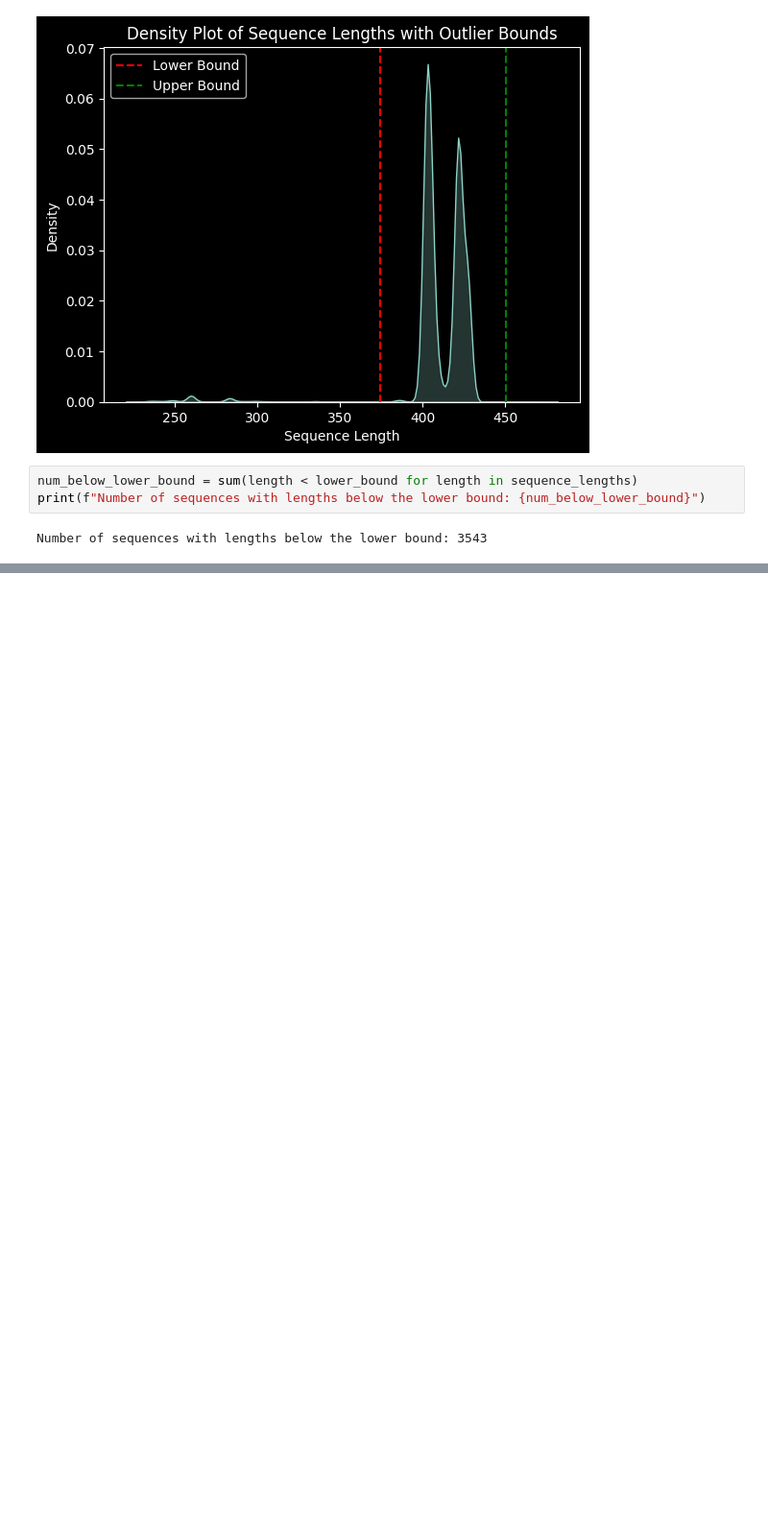
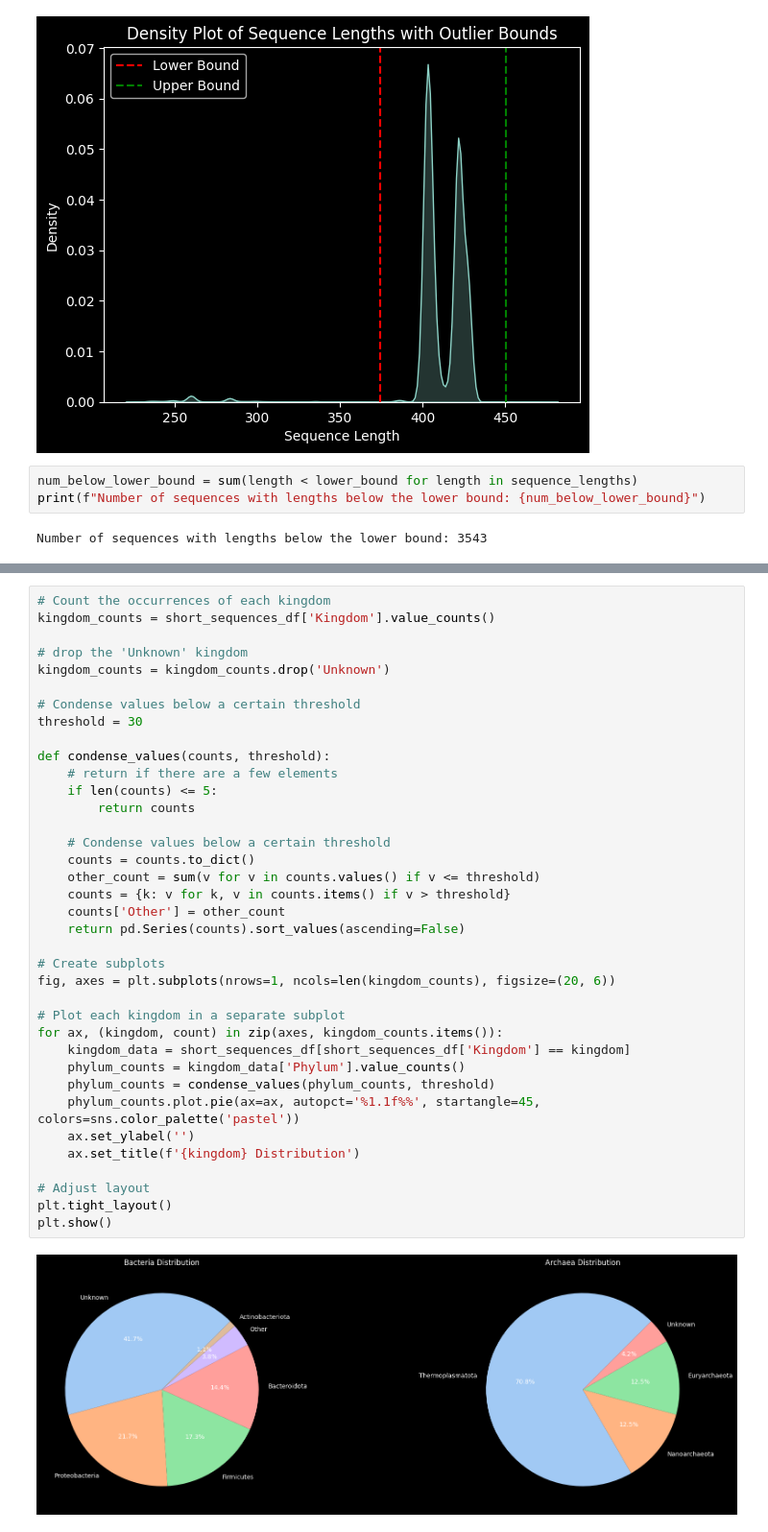
Before and after one commit to filippob/deep_micro_core, a Jupyter notebook: notebooks/01-describe_merged_sequences.ipynb, the cells around one changed output, grey strips where cells are left out. Shown at 96% size. Drawn from its saved outputs; the diff is of its cells as text; blank space fills up the shorter version.

```diff
--- a/notebooks/01-describe_merged_sequences.ipynb
+++ b/notebooks/01-describe_merged_sequences.ipynb
@@ -69,0 +141,39 @@ Number of sequences with lengths below the lower bound: 3543
+# %%
+# Count the occurrences of each kingdom
+kingdom_counts = short_sequences_df['Kingdom'].value_counts()
+
+# drop the 'Unknown' kingdom
+kingdom_counts = kingdom_counts.drop('Unknown')
+
+# Condense values below a certain threshold
+threshold = 30
+
+def condense_values(counts, threshold):
+    # return if there are a few elements
+    if len(counts) <= 5:
+        return counts
+
+    # Condense values below a certain threshold
+    counts = counts.to_dict()
+    other_count = sum(v for v in counts.values() if v <= threshold)
+    counts = {k: v for k, v in counts.items() if v > threshold}
+    counts['Other'] = other_count
+    return pd.Series(counts).sort_values(ascending=False)
+
+# Create subplots
+fig, axes = plt.subplots(nrows=1, ncols=len(kingdom_counts), figsize=(20, 6))
+
+# Plot each kingdom in a separate subplot
+for ax, (kingdom, count) in zip(axes, kingdom_counts.items()):
+    kingdom_data = short_sequences_df[short_sequences_df['Kingdom'] == kingdom]
+    phylum_counts = kingdom_data['Phylum'].value_counts()
+    phylum_counts = condense_values(phylum_counts, threshold)
+    phylum_counts.plot.pie(ax=ax, autopct='%1.1f%%', startangle=45, colors=sns.color_palette('pastel'))
+    ax.set_ylabel('')
+    ax.set_title(f'{kingdom} Distribution')
+
+# Adjust layout
+plt.tight_layout()
+plt.show()
+# %% [output]
+[figure, added]
```
Also changed, not shown: parts of 9 cells of this notebook.
